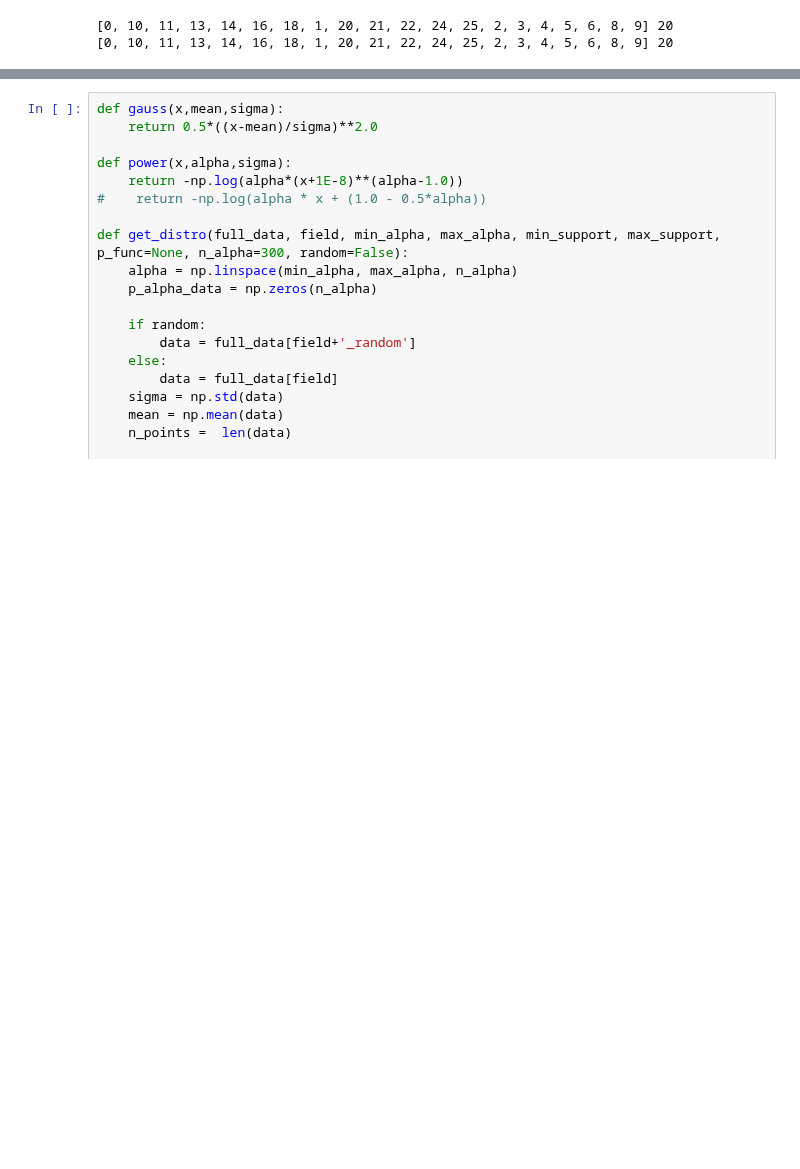
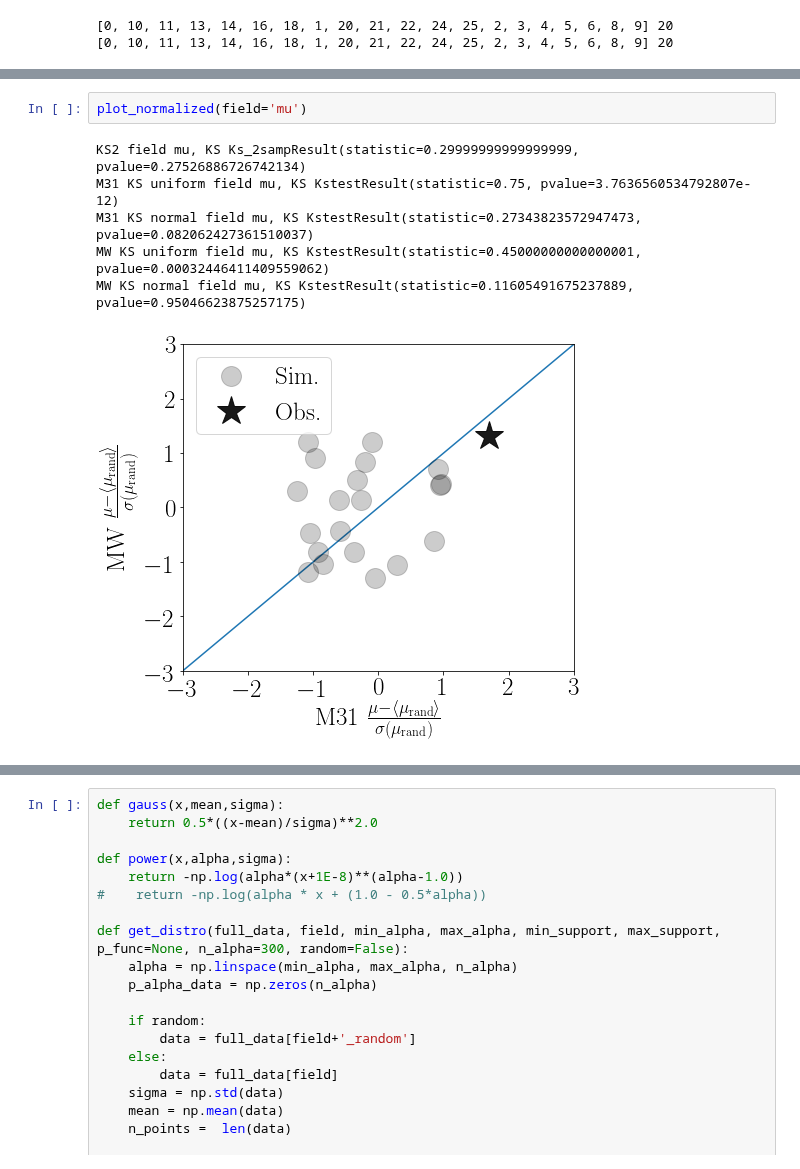
Before and after one commit to astroandes/SatelliteShapeLG, a Jupyter notebook: code/plot.ipynb, the cells around one changed output, grey strips where cells are left out. Drawn from its saved outputs; the diff is of its cells as text; blank space fills up the shorter version.

Commit message:
normalized plots

```diff
--- a/code/plot.ipynb
+++ b/code/plot.ipynb
@@ -156,0 +176,9 @@ plt.ylim([-3,3])
+# %%
+plot_normalized(field='mu')
+# %% [output]
+KS2 field mu, KS Ks_2sampResult(statistic=0.29999999999999999, pvalue=0.27526886726742134)
+M31 KS uniform field mu, KS KstestResult(statistic=0.75, pvalue=3.7636560534792807e-12)
+M31 KS normal field mu, KS KstestResult(statistic=0.27343823572947473, pvalue=0.082062427361510037)
+MW KS uniform field mu, KS KstestResult(statistic=0.45000000000000001, pvalue=0.00032446411409559062)
+MW KS normal field mu, KS KstestResult(statistic=0.11605491675237889, pvalue=0.95046623875257175)
+[figure, added]
```
Also changed, not shown: parts of 5 cells of this notebook.
